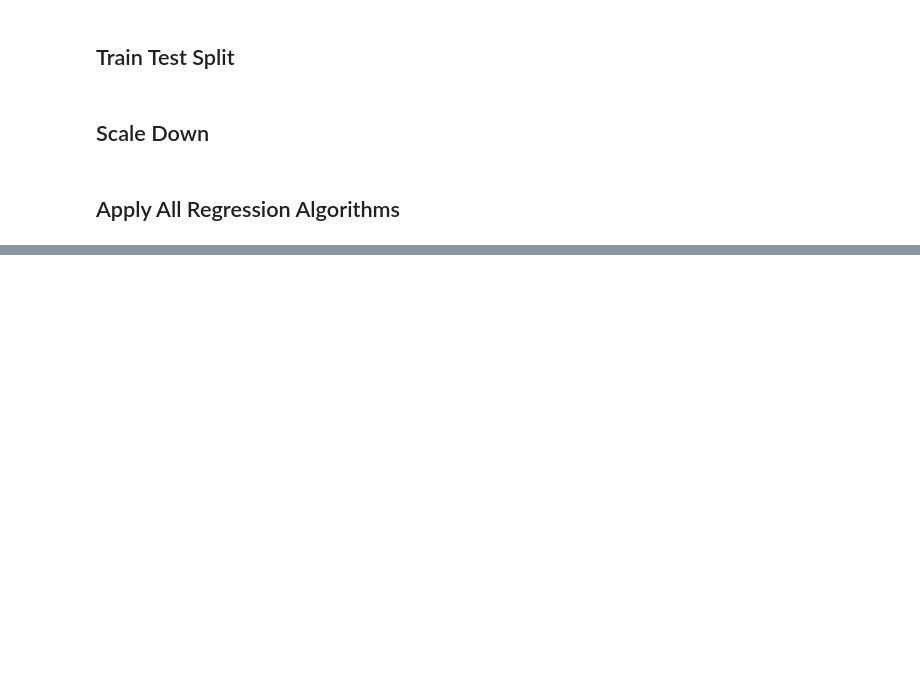
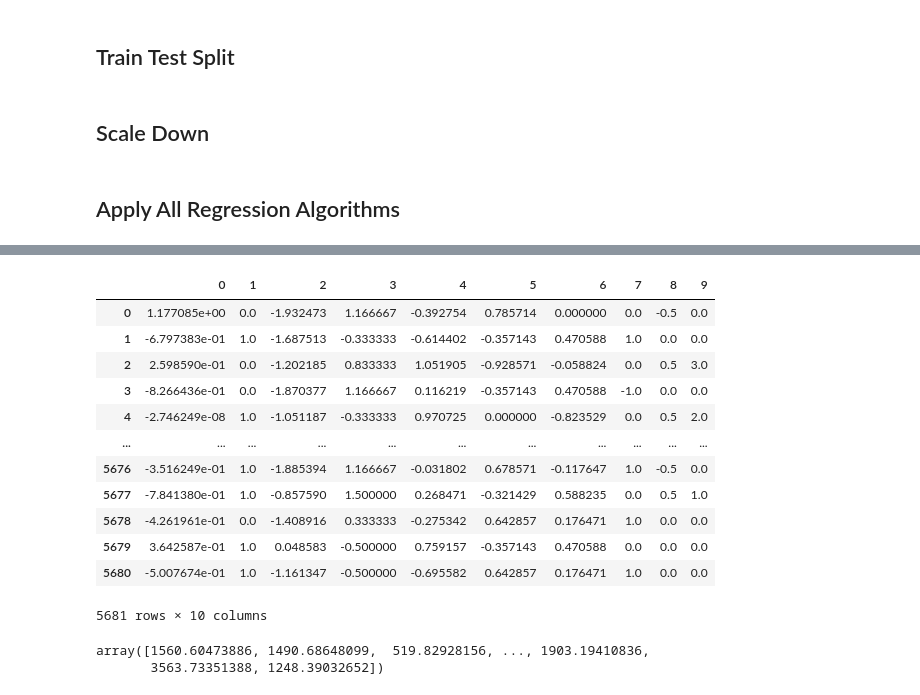
Before and after one commit to Amalvs007/Machine_Learning_Modules, a Jupyter notebook: Assignments/Big_mart_Sales_Prediction/Big_Mart_Sales.ipynb, the cells around one changed output, grey strips where cells are left out. Drawn from its saved outputs; the diff is of its cells as text; code cells hidden in the pictures; blank space fills up the shorter version.

```diff
--- a/Assignments/Big_mart_Sales_Prediction/Big_Mart_Sales.ipynb
+++ b/Assignments/Big_mart_Sales_Prediction/Big_Mart_Sales.ipynb
@@ -313,0 +553,15 @@ voting = VotingRegressor(estimators=[('Linear_Regression',lr_re),('Decision_Tree
+# %%
+X['Item_Type'] = label_Item_Type.transform(X['Item_Type'])
+# %%
+Item_Fat = {'Low Fat':1,'LF':1,'low fat':1,'Regular':2,'reg':2}
+Outlet_Size = {'High':1,'Medium':2,'Small':3}
+Outlet_Type = {'Supermarket Type1':1,'Supermarket Type2':2,'Supermarket Type3':3,'Grocery Store':4}
+
+X['Item_Fat_Content'] = X['Item_Fat_Content'].map(Item_Fat)
+X['Outlet_Size'] = X['Outlet_Size'].map(Outlet_Size)
+X['Outlet_Type'] = X['Outlet_Type'].map(Outlet_Type)
+# %%
+X["Outlet_Location_Type"] = X["Outlet_Location_Type"].str.split(" ").str[1]
+X["Outlet_Location_Type"] = X["Outlet_Location_Type"].astype(int)
+X["Outlet_Identifier"] = X["Outlet_Identifier"].str.split("0").str[1]
+X["Outlet_Identifier"] = X["Outlet_Identifier"].astype(int)
@@ -313,0 +577,18 @@ voting = VotingRegressor(estimators=[('Linear_Regression',lr_re),('Decision_Tree
+# %%
+X = scaler.transform(X)
+# %%
+pd.DataFrame(X)
+# %% [output]
+|  | 0 | 1 | 2 | 3 | 4 | 5 | 6 | 7 | 8 | 9 |
+| 0 | 1.177085e+00 | 0.0 | -1.932473 | 1.166667 | -0.392754 | 0.785714 | 0.000000 | 0.0 | -0.5 | 0.0 |
+| 1 | -6.797383e-01 | 1.0 | -1.687513 | -0.333333 | -0.614402 | -0.357143 | 0.470588 | 1.0 | 0.0 | 0.0 |
+| 2 | 2.598590e-01 | 0.0 | -1.202185 | 0.833333 | 1.051905 | -0.928571 | -0.058824 | 0.0 | 0.5 | 3.0 |
+| 3 | -8.266436e-01 | 0.0 | -1.870377 | 1.166667 | 0.116219 | -0.357143 | 0.470588 | -1.0 | 0.0 | 0.0 |
+| 4 | -2.746249e-08 | 1.0 | -1.051187 | -0.333333 | 0.970725 | 0.000000 | -0.823529 | 0.0 | 0.5 | 2.0 |
+| ... | ... | ... | ... | ... | ... | ... | ... | ... | ... | ... |
+| 5676 | -3.516249e-01 | 1.0 | -1.885394 | 1.166667 | -0.031802 | 0.678571 | -0.117647 | 1.0 | -0.5 | 0.0 |
+| 5677 | -7.841380e-01 | 1.0 | -0.857590 | 1.500000 | 0.268471 | -0.321429 | 0.588235 | 0.0 | 0.5 | 1.0 |
+| 5678 | -4.261961e-01 | 0.0 | -1.408916 | 0.333333 | -0.275342 | 0.642857 | 0.176471 | 1.0 | 0.0 | 0.0 |
+| 5679 | 3.642587e-01 | 1.0 | 0.048583 | -0.500000 | 0.759157 | -0.357143 | 0.470588 | 0.0 | 0.0 | 0.0 |
+| 5680 | -5.007674e-01 | 1.0 | -1.161347 | -0.500000 | -0.695582 | 0.642857 | 0.176471 | 1.0 | 0.0 | 0.0 |
+5681 rows × 10 columns
@@ -313,0 +599,5 @@ voting = VotingRegressor(estimators=[('Linear_Regression',lr_re),('Decision_Tree
+# %%
+Pred3
+# %% [output]
+array([1560.60473886, 1490.68648099,  519.82928156, ..., 1903.19410836,
+       3563.73351388, 1248.39032652])
```
Also changed, not shown: parts of 37 cells of this notebook.
